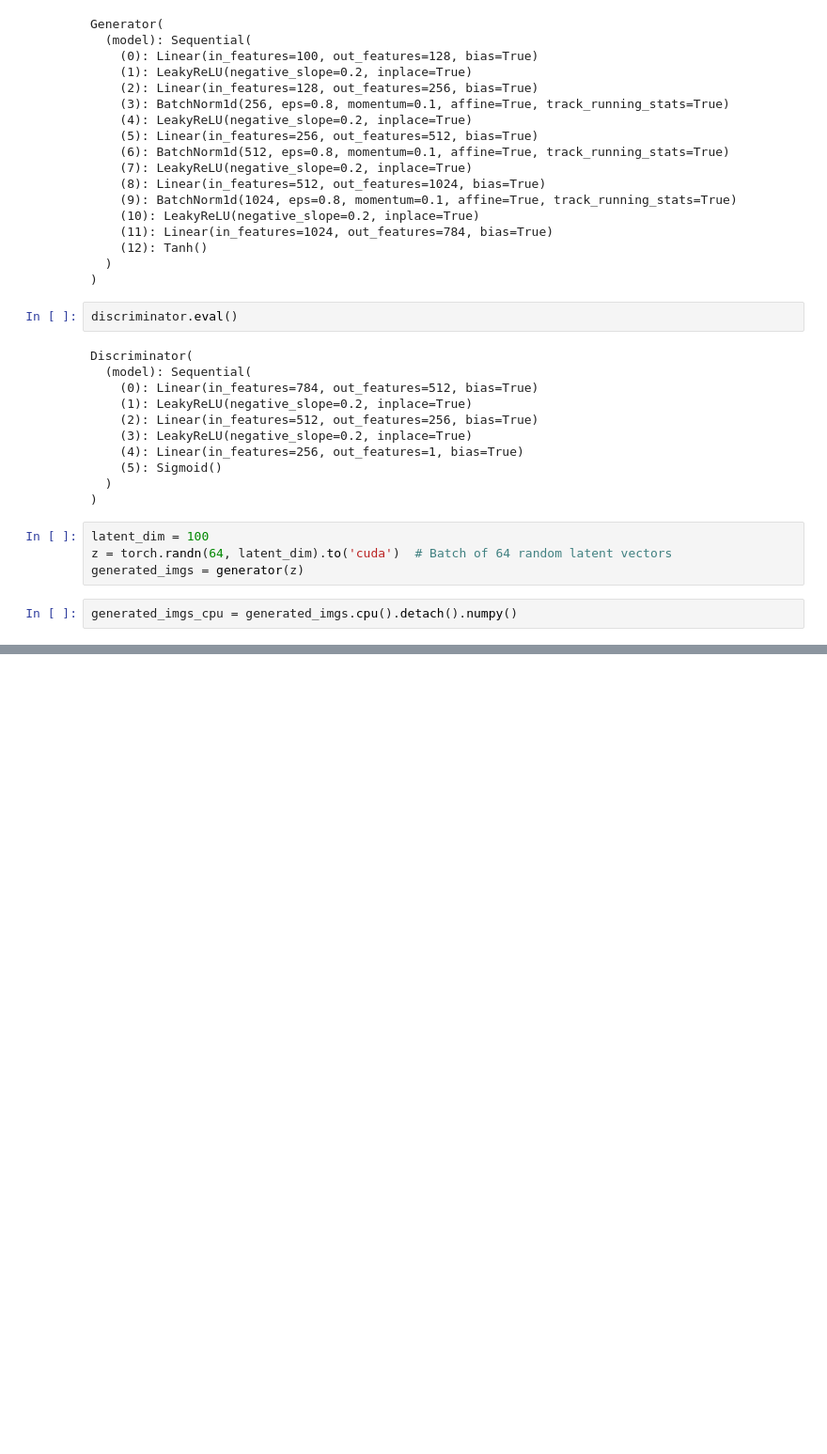
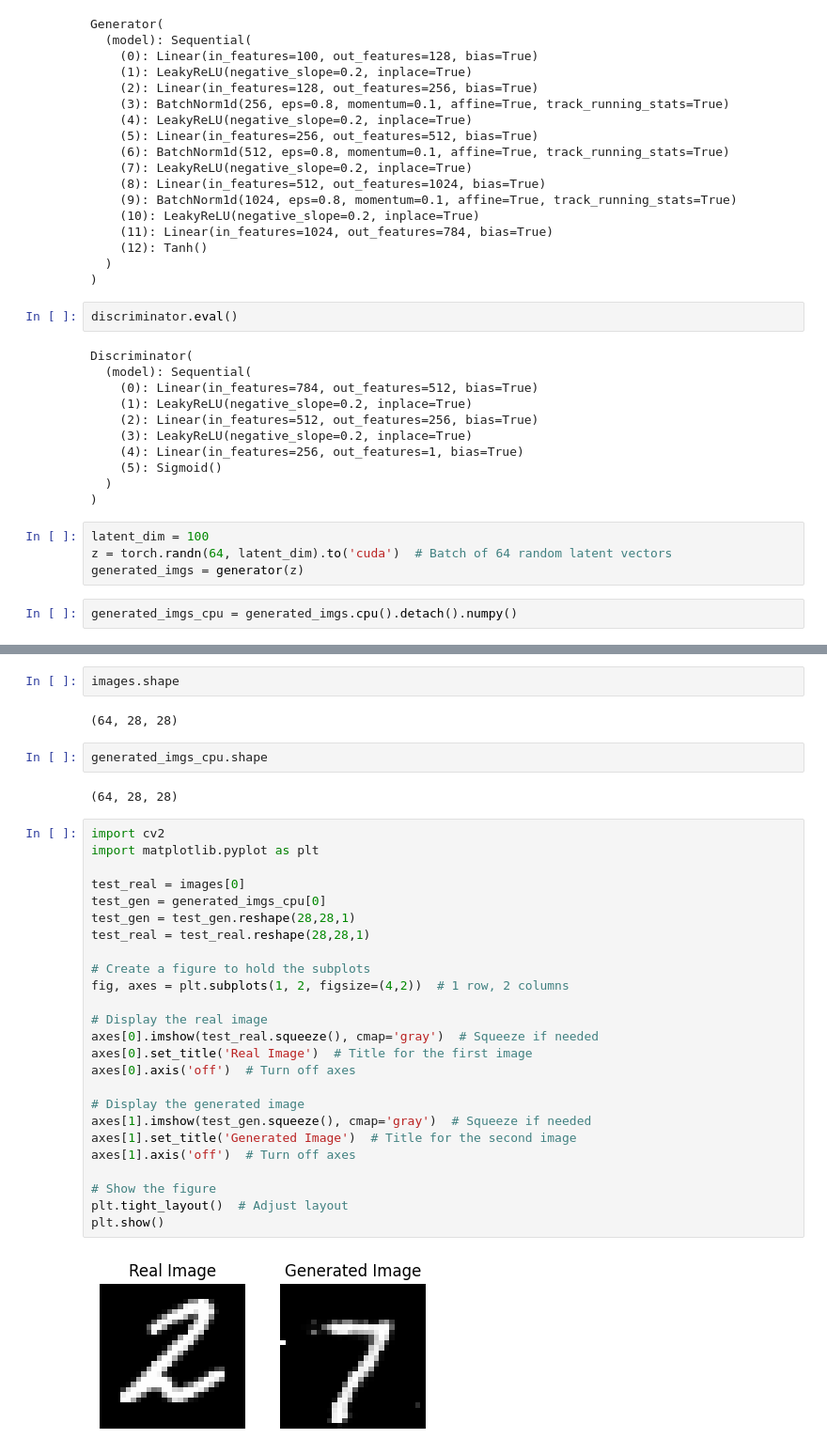
Before and after one commit to Vishwa2684/Miscellaneous-Gen, a Jupyter notebook: eval.ipynb, the cells around one changed output, grey strips where cells are left out. Shown at 94% size. Saved outputs shown, nothing was run; the diff lists cells and outputs as text; blank space fills up the shorter version.

```diff
--- a/eval.ipynb
+++ b/eval.ipynb
@@ -68,0 +126,35 @@ plt.show()
+# %%
+images.shape
+# %% [output]
+(64, 28, 28)
+# %%
+generated_imgs_cpu.shape
+# %% [output]
+(64, 28, 28)
+# %%
+import cv2
+import matplotlib.pyplot as plt
+
+test_real = images[0]
+test_gen = generated_imgs_cpu[0]
+test_gen = test_gen.reshape(28,28,1)
+test_real = test_real.reshape(28,28,1)
+
+# Create a figure to hold the subplots
+fig, axes = plt.subplots(1, 2, figsize=(4,2))  # 1 row, 2 columns
+
+# Display the real image
+axes[0].imshow(test_real.squeeze(), cmap='gray')  # Squeeze if needed
+axes[0].set_title('Real Image')  # Title for the first image
+axes[0].axis('off')  # Turn off axes
+
+# Display the generated image
+axes[1].imshow(test_gen.squeeze(), cmap='gray')  # Squeeze if needed
+axes[1].set_title('Generated Image')  # Title for the second image
+axes[1].axis('off')  # Turn off axes
+
+# Show the figure
+plt.tight_layout()  # Adjust layout
+plt.show()
+# %% [output]
+[figure, added]
```
Also changed, not shown: parts of 14 cells of this notebook, 2 other files.
